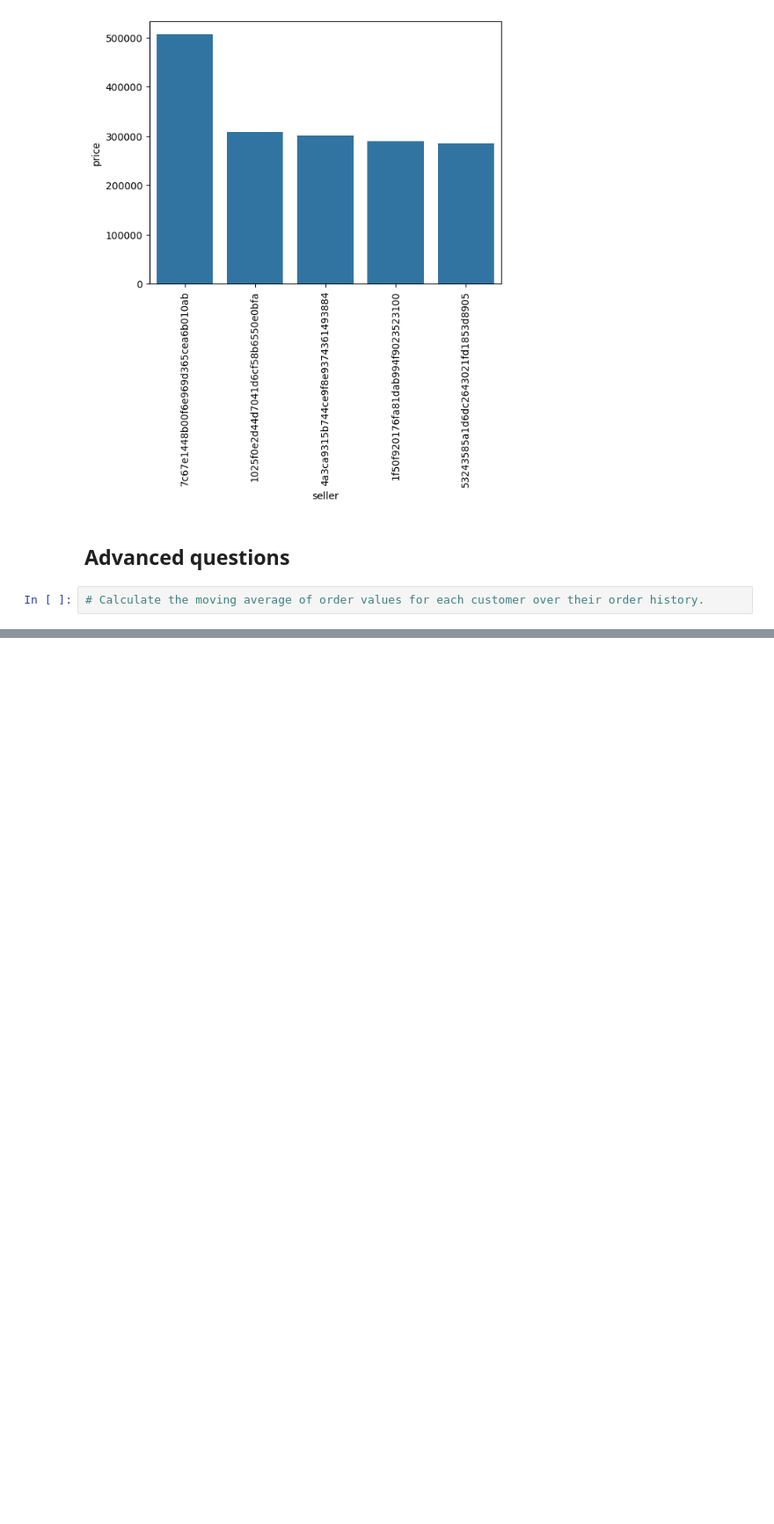
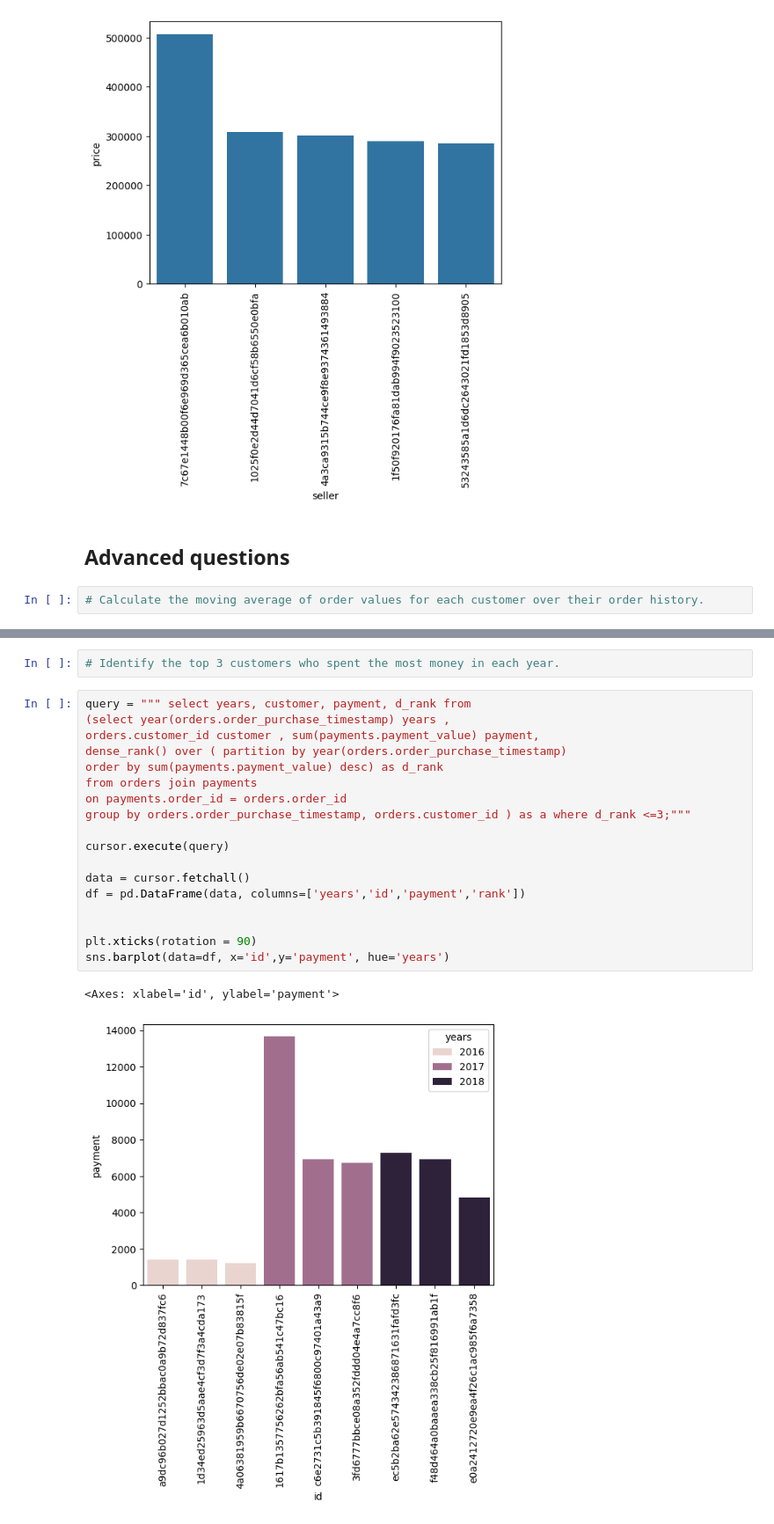
Before and after one commit to mohdkaifwahab/ecommerce_project, a Jupyter notebook: ecommerce.ipynb, the cells around one changed output, grey strips where cells are left out. Shown at 88% size. Saved outputs shown, nothing was run; the diff lists cells and outputs as text; blank space fills up the shorter version.

```diff
--- a/ecommerce.ipynb
+++ b/ecommerce.ipynb
@@ -285,0 +367,23 @@ df
+# %%
+# Identify the top 3 customers who spent the most money in each year.
+# %%
+query = """ select years, customer, payment, d_rank from
+(select year(orders.order_purchase_timestamp) years ,
+orders.customer_id customer , sum(payments.payment_value) payment,
+dense_rank() over ( partition by year(orders.order_purchase_timestamp)
+order by sum(payments.payment_value) desc) as d_rank
+from orders join payments
+on payments.order_id = orders.order_id
+group by orders.order_purchase_timestamp, orders.customer_id ) as a where d_rank <=3;"""
+
+cursor.execute(query)
+
+data = cursor.fetchall()
+df = pd.DataFrame(data, columns=['years','id','payment','rank'])
+
+
+plt.xticks(rotation = 90)
+sns.barplot(data=df, x='id',y='payment', hue='years')
+# %% [output]
+<Axes: xlabel='id', ylabel='payment'>
+[figure, added]
```
Also changed, not shown: parts of 7 cells of this notebook, 1 other file.
